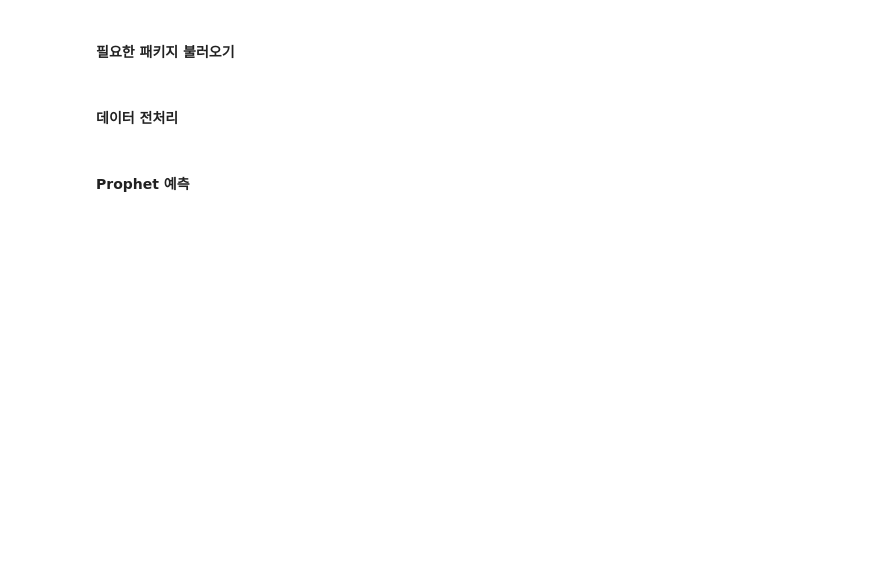
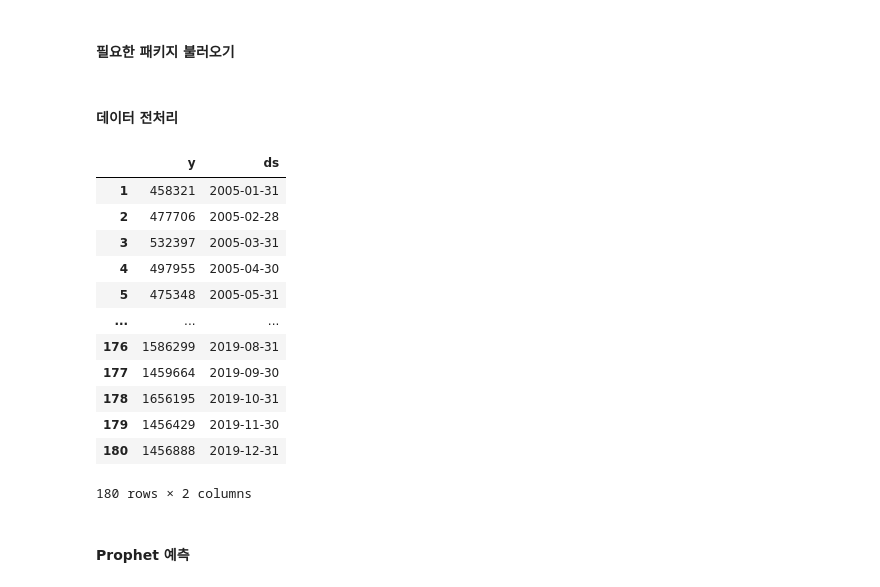
Before and after one commit to safeai-snu/Econometrics, a Jupyter notebook: Part.4/11.Prophet.ipynb, the cells around one changed output. Drawn from its saved outputs; the diff is of its cells as text; code cells hidden in the pictures; blank space fills up the shorter version.

```diff
--- a/Part.4/11.Prophet.ipynb
+++ b/Part.4/11.Prophet.ipynb
@@ -326,3 +287,24 @@ df = aus_prod[aus_prod['ds']<='2007-12-31']
+# %%
+df = pd.read_csv('https://raw.githubusercontent.com/safeai-snu/Econometrics/refs/heads/main/Part.4/data/kor_visit.csv', header=None)
+df = df.T
+kor = pd.DataFrame()
+kor['y'] = df[2][1:181].str.replace(',', '').astype(int)
+kor['ds'] = pd.date_range(start='1-1-2005', periods=180, freq='ME')
+kor
+# %% [output]
+|  | y | ds |
+| 1 | 458321 | 2005-01-31 |
+| 2 | 477706 | 2005-02-28 |
+| 3 | 532397 | 2005-03-31 |
+| 4 | 497955 | 2005-04-30 |
+| 5 | 475348 | 2005-05-31 |
+| ... | ... | ... |
+| 176 | 1586299 | 2019-08-31 |
+| 177 | 1459664 | 2019-09-30 |
+| 178 | 1656195 | 2019-10-31 |
+| 179 | 1456429 | 2019-11-30 |
+| 180 | 1456888 | 2019-12-31 |
+180 rows × 2 columns
 # %% [markdown]
 #### Prophet 예측
 # %%
```
Also changed, not shown: parts of 16 cells of this notebook, 8 other files.
